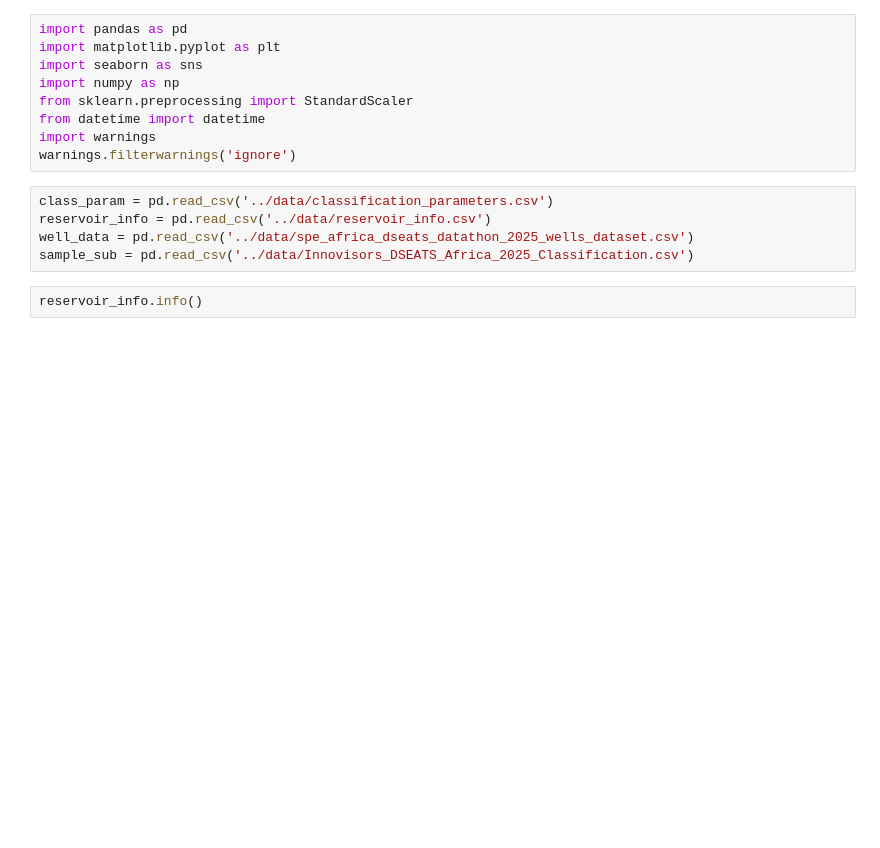
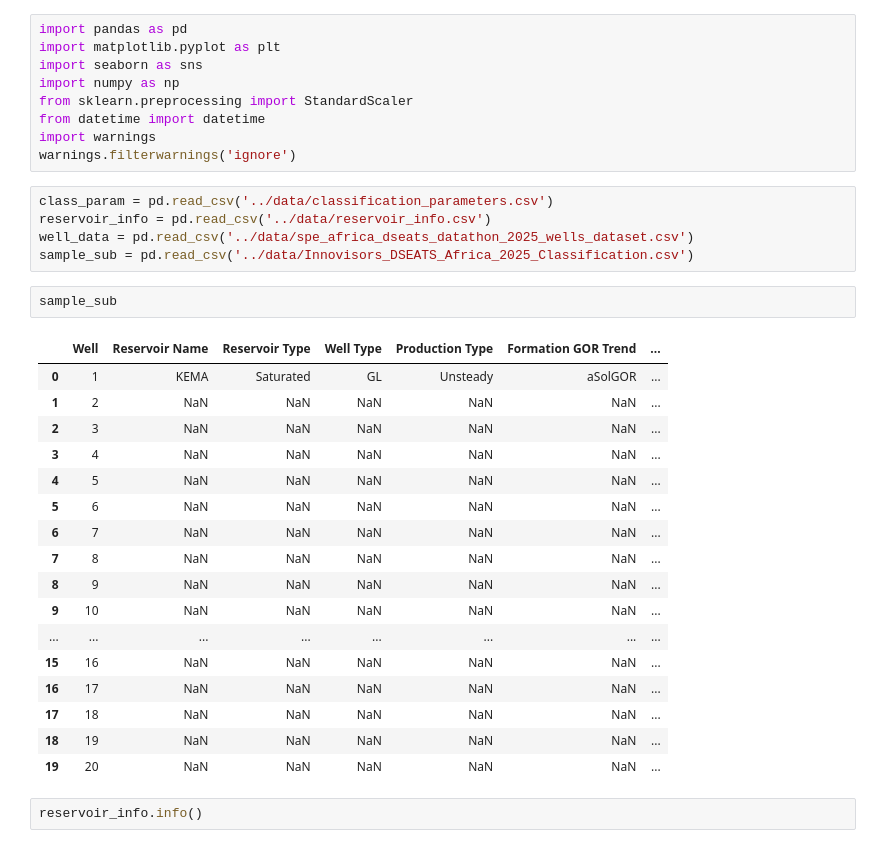
Before and after one commit to Husayn01/SPE-DSEATS-Africa-Datathon, a Jupyter notebook: notebooks/EDA/well_classification.ipynb, the cells around one changed output. Drawn from its saved outputs; the diff is of its cells as text; blank space fills up the shorter version.

```diff
--- a/notebooks/well_classification.ipynb
+++ b/notebooks/EDA/well_classification.ipynb
@@ -12,6 +12,26 @@ class_param = pd.read_csv('../data/classification_parameters.csv')
 reservoir_info = pd.read_csv('../data/reservoir_info.csv')
 well_data = pd.read_csv('../data/spe_africa_dseats_datathon_2025_wells_dataset.csv')
 sample_sub = pd.read_csv('../data/Innovisors_DSEATS_Africa_2025_Classification.csv')
+# %%
+sample_sub
+# %% [output]
+|  | Well | Reservoir Name | Reservoir Type | Well Type | Production Type | Formation GOR Trend | ... |
+| 0 | 1 | KEMA | Saturated | GL | Unsteady | aSolGOR | ... |
+| 1 | 2 | NaN | NaN | NaN | NaN | NaN | ... |
+| 2 | 3 | NaN | NaN | NaN | NaN | NaN | ... |
+| 3 | 4 | NaN | NaN | NaN | NaN | NaN | ... |
+| 4 | 5 | NaN | NaN | NaN | NaN | NaN | ... |
+| 5 | 6 | NaN | NaN | NaN | NaN | NaN | ... |
+| 6 | 7 | NaN | NaN | NaN | NaN | NaN | ... |
+| 7 | 8 | NaN | NaN | NaN | NaN | NaN | ... |
+| 8 | 9 | NaN | NaN | NaN | NaN | NaN | ... |
+| 9 | 10 | NaN | NaN | NaN | NaN | NaN | ... |
+| ... | ... | ... | ... | ... | ... | ... | ... |
+| 15 | 16 | NaN | NaN | NaN | NaN | NaN | ... |
+| 16 | 17 | NaN | NaN | NaN | NaN | NaN | ... |
+| 17 | 18 | NaN | NaN | NaN | NaN | NaN | ... |
+| 18 | 19 | NaN | NaN | NaN | NaN | NaN | ... |
+| 19 | 20 | NaN | NaN | NaN | NaN | NaN | ... |
 # %%
 reservoir_info.info()
 # %% [output]
```
Also changed, not shown: parts of 16 cells of this notebook, 11 other files.
